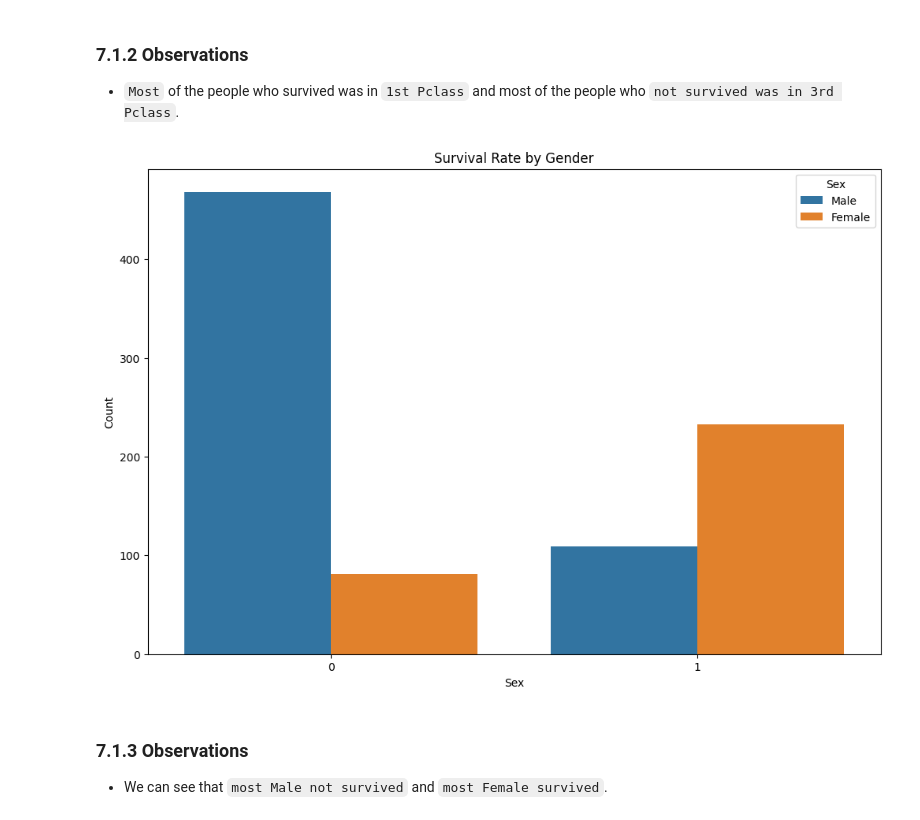
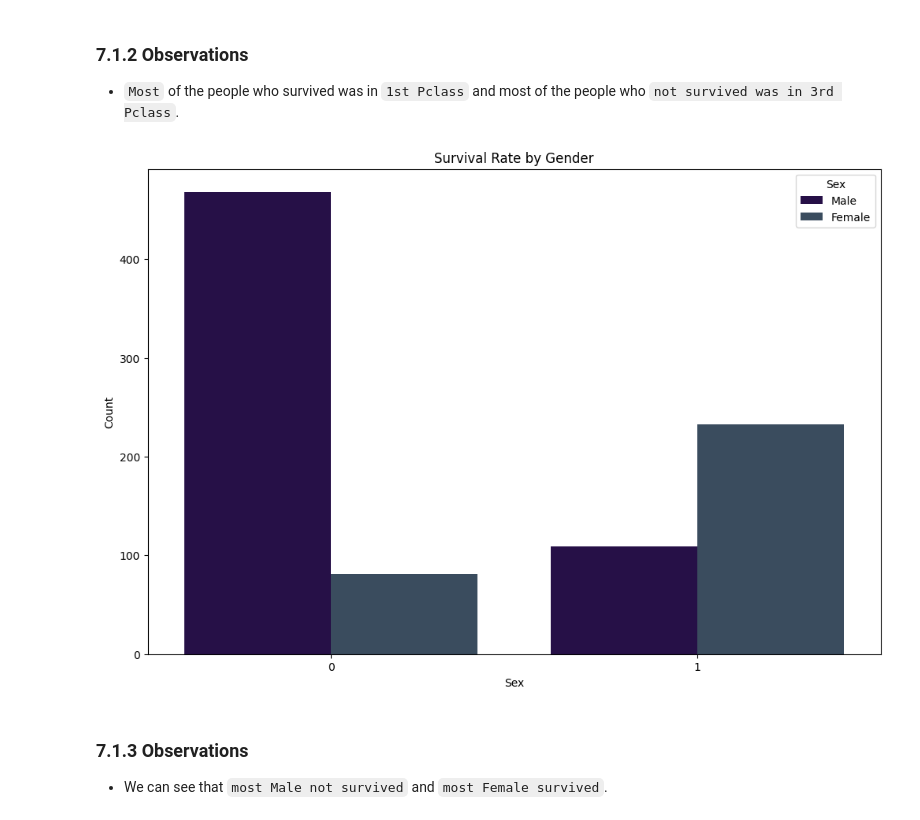
Before and after one commit to HaiderQadri/PYTHON-For-Data-Science_and_AI, a Jupyter notebook: 00_projects/04_titanic_eda_and_model_for_prediction/titanic_eda_and_model.ipynb, the cells around one changed output. Cells and saved outputs as stored; diff of their text form; code cells hidden in the pictures.

```diff
--- a/00_projects/04_titanic_eda_and_model_for_prediction/titanic_eda_and_model.ipynb
+++ b/00_projects/04_titanic_eda_and_model_for_prediction/titanic_eda_and_model.ipynb
@@ -496,15 +491,18 @@ plt.show()
 # %%
 # Let's plot Survived based on Sex column
 plt.figure(figsize = (12, 8))
 
-sns.countplot(x='Survived', hue='Sex', data=df_train)
+# Let's define color for each class
+color = ['#240750', '#344C64']
+
+sns.countplot(x='Survived', hue='Sex', data=df_train, palette=color)
 plt.title('Survival Rate by Gender')
 plt.xlabel('Sex')
 plt.ylabel('Count')
 plt.legend(title = 'Sex', labels = ['Male', 'Female'])
 plt.show()
 # %% [output]
-[figure, old version]
+[figure, new version]
 # %% [markdown]
 ### 7.1.3 Observations
 - We can see that `most Male not survived` and `most Female survived`.
```
Also changed, not shown: parts of 37 cells of this notebook.
